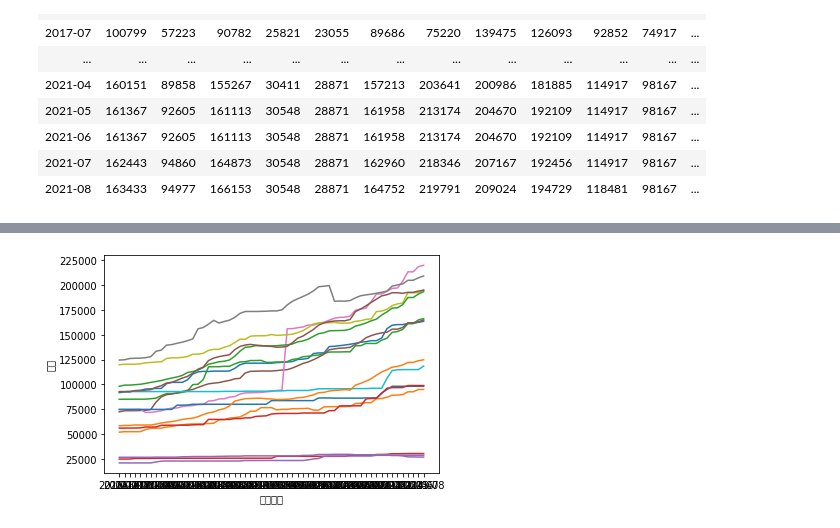
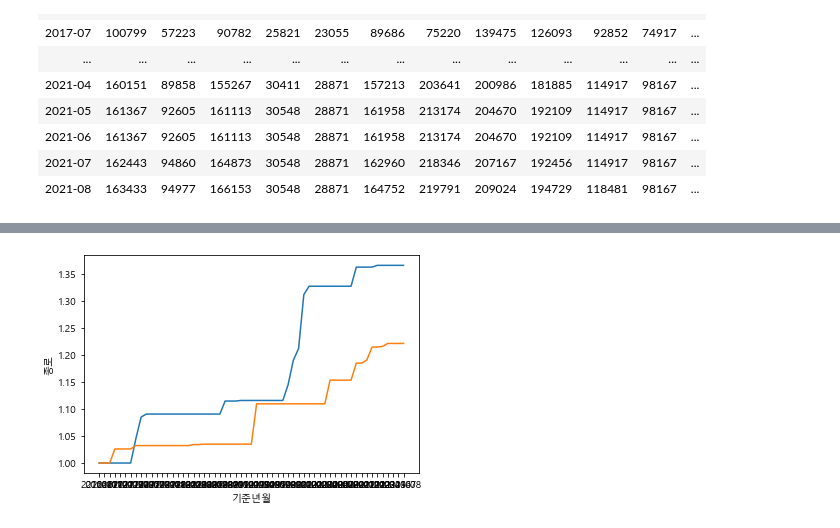
Before and after one commit to dongyoung0/toy_project, a Jupyter notebook: 부동산.ipynb, the cells around one changed output, grey strips where cells are left out. Saved outputs shown, nothing was run; the diff lists cells and outputs as text; code cells hidden in the pictures.

Commit message:
feat: modify typos and visualization part

```diff
--- a/부동산.ipynb
+++ b/부동산.ipynb
@@ -158,0 +162,16 @@ df_total
+# %%
+#한글폰트
+import platform
+from matplotlib import font_manager, rc
+import matplotlib.font_manager as fm
+
+plt.rcParams['axes.unicode_minus'] = False
+
+if platform.system() == 'Darwin':
+    f_path = '/Library/Fonts/Arial Unicode.ttf'
+elif platform.system() == 'Windows':
+    f_path = 'c:/Windows/Fonts/malgun.ttf'
+font_name = font_manager.FontProperties(fname=f_path).get_name()
+rc('font', family=font_name)
+
+print('Hangul font is set!')
@@ -158,0 +229,10 @@ df_total
+# %%
+from sklearn.preprocessing import MinMaxScaler
+min_max_scaler = MinMaxScaler()
+fitted = min_max_scaler.fit(df_total)
+output = min_max_scaler.transform(df_total)
+df_mm = pd.DataFrame(output, columns=df_total.columns, index=list(df_total.index.values))
+# %%
+for place in ['을지로', '성수', '종로']:
+    sns.lineplot(x=df_total.index,  y=place, data = df_mm)
+plt.savefig('data/부동산/min-max.png')
@@ -159,5 +264,8 @@ df_total
+# %%
+df_rate = df_total / df_total.loc['2016-10']
 # %%
-for place in hots:
-    sns.lineplot(x=df_total.index,  y=place, data = df_total)
+for place in ['을지로', '종로']:
+    sns.lineplot(x=df_total.index,  y=place, data = df_rate)
+#plt.savefig('data/부동산/rate.png')
 # %% [output]
-[figure, old version]
+[figure, new version]
```
Also changed, not shown: parts of 14 cells of this notebook, 1 other file.
